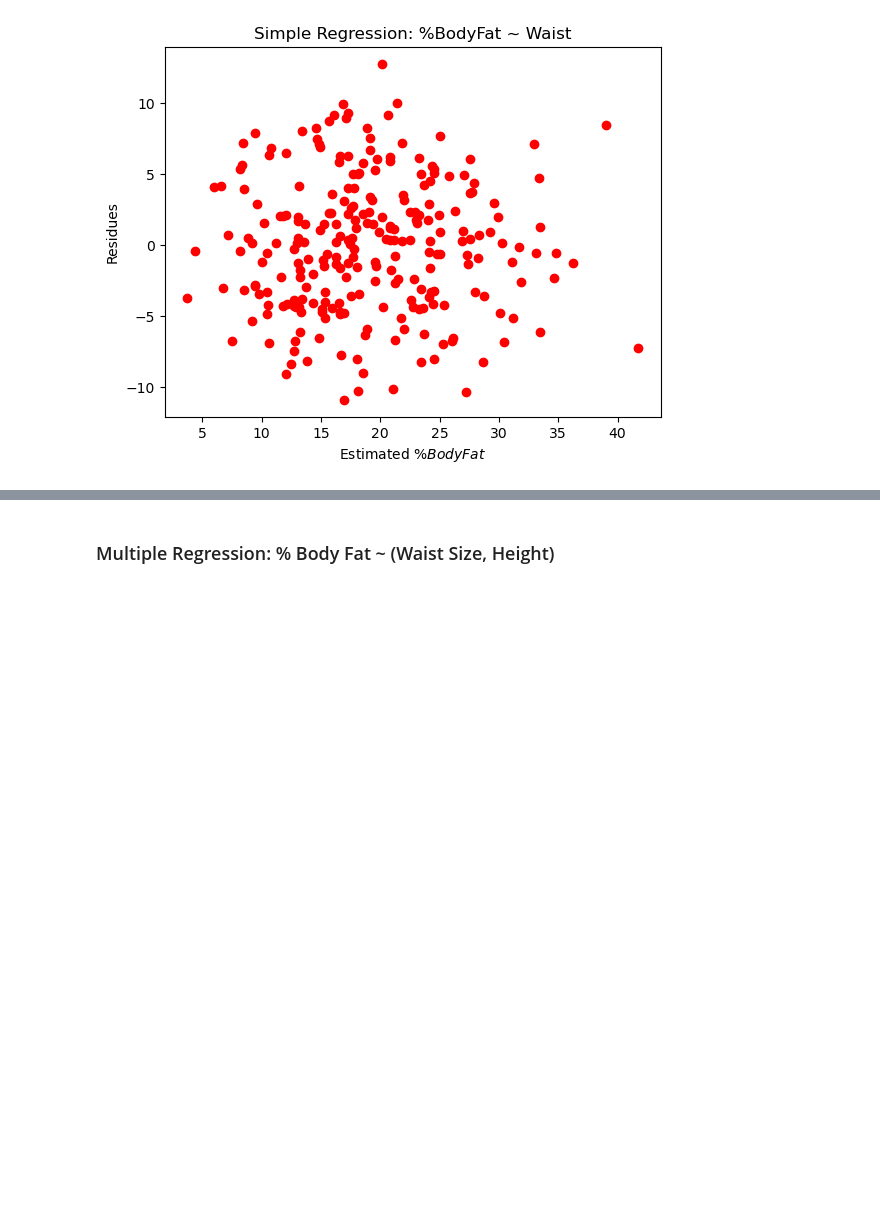
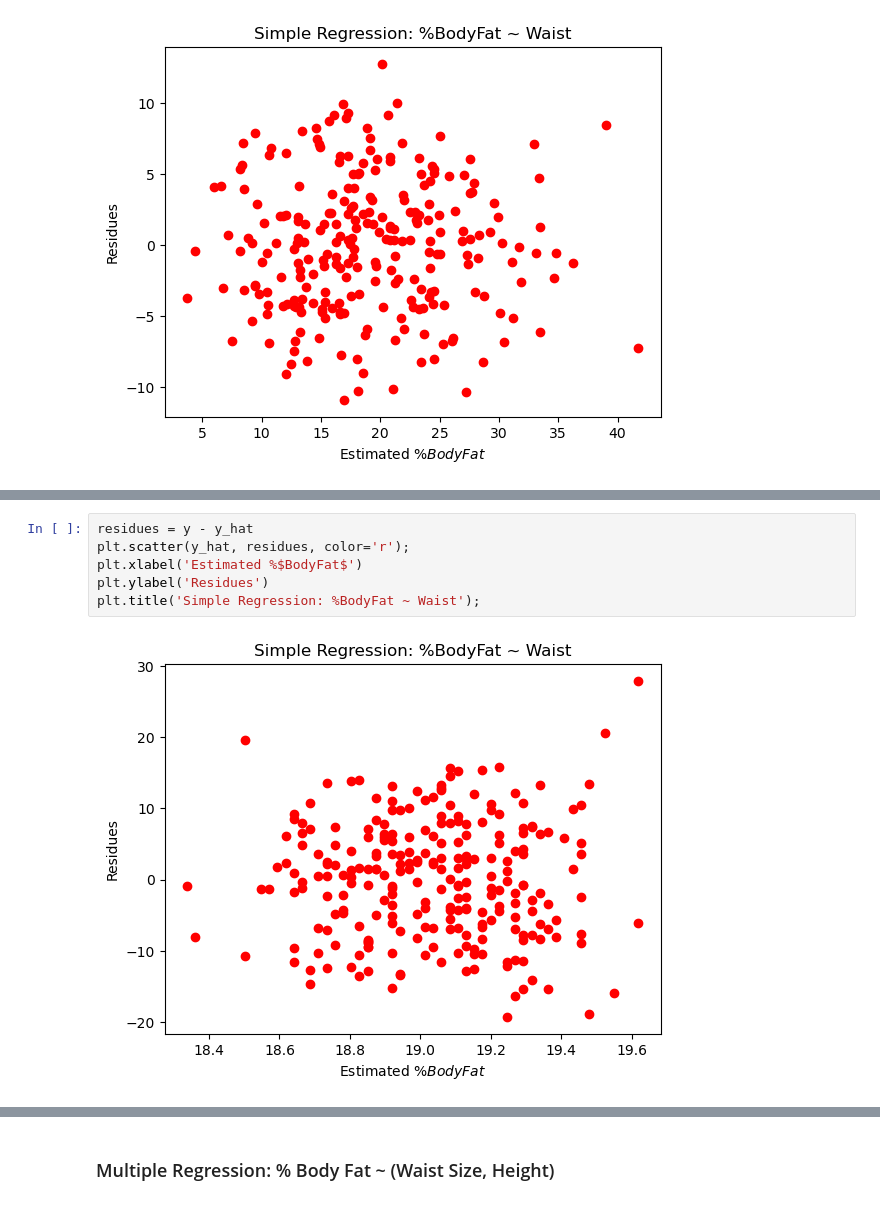
Before and after one commit to StephenDSNYC/IS5, a Jupyter notebook: code/ch09/ch09bodyfat.ipynb, the cells around one changed output, grey strips where cells are left out. Saved outputs shown, nothing was run; the diff lists cells and outputs as text; blank space fills up the shorter version.

```diff
--- a/code/ch09/ch09bodyfat.ipynb
+++ b/code/ch09/ch09bodyfat.ipynb
@@ -54,0 +70,8 @@ plt.title('Simple Regression: %BodyFat ~ Waist');
+# %%
+residues = y - y_hat
+plt.scatter(y_hat, residues, color='r');
+plt.xlabel('Estimated %$BodyFat$')
+plt.ylabel('Residues')
+plt.title('Simple Regression: %BodyFat ~ Waist');
+# %% [output]
+[figure, added]
```
Also changed, not shown: parts of 18 cells of this notebook.
